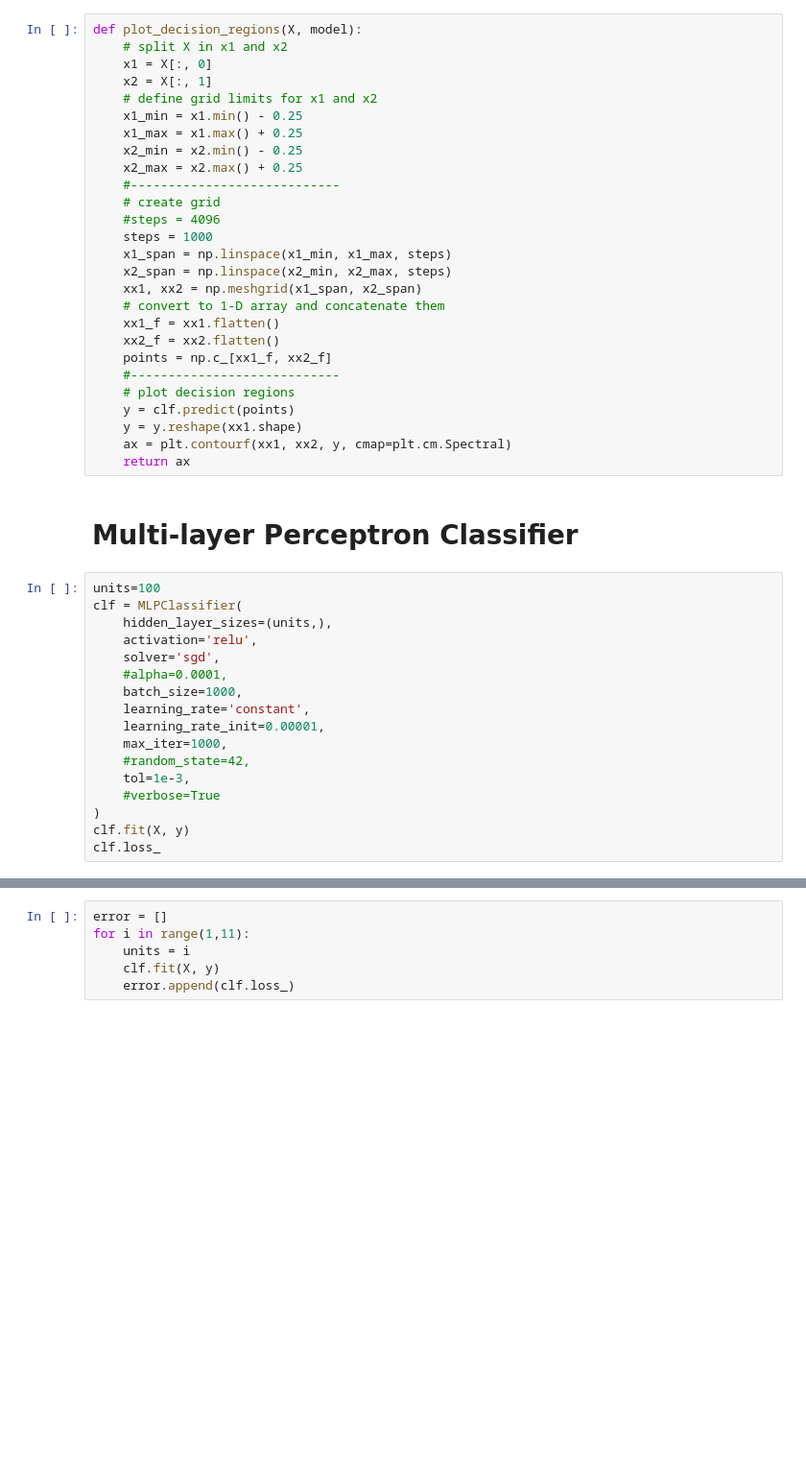
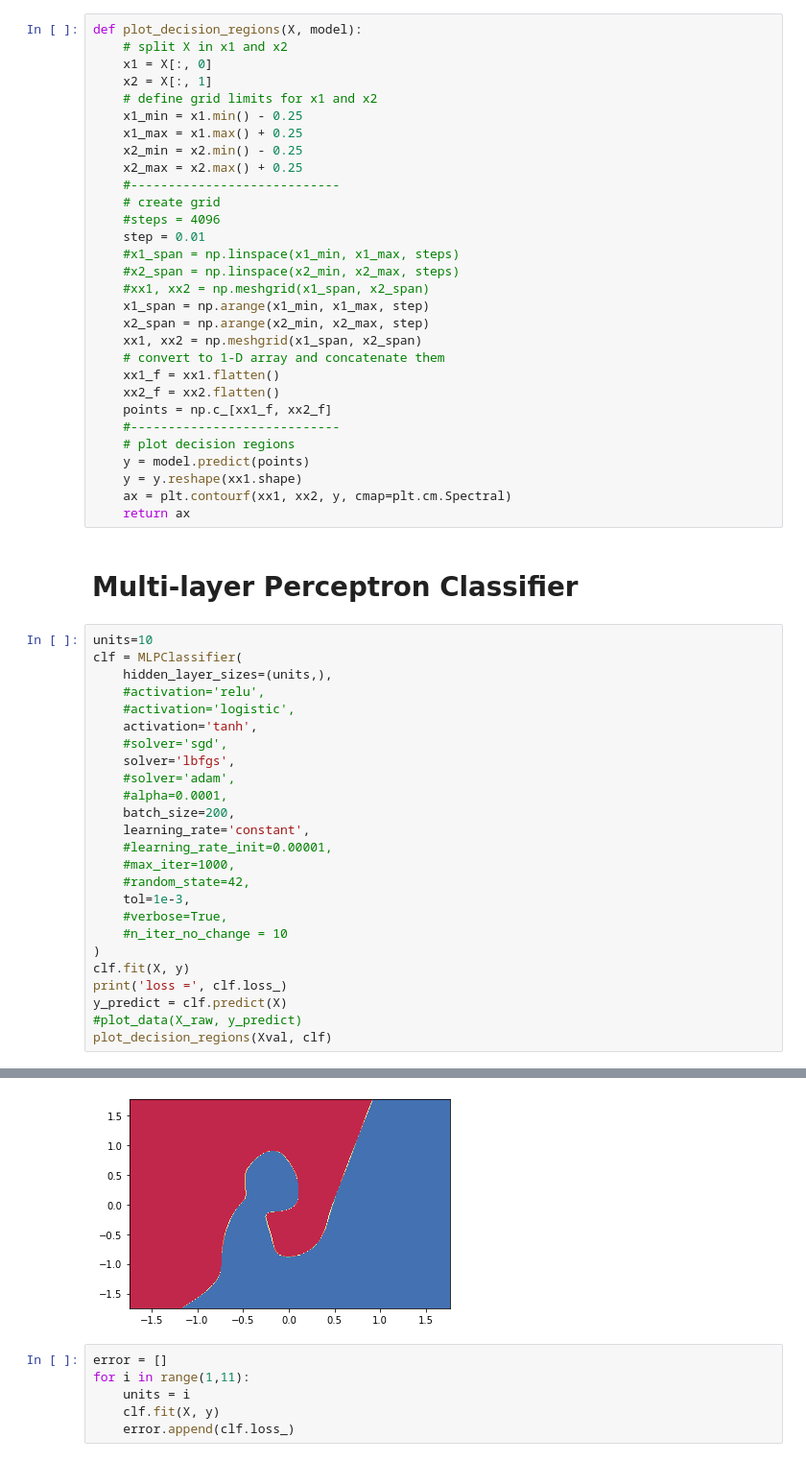
Before and after one commit to ito-rafael/IA006C-MachineLearning, a Jupyter notebook: efc3/notebooks/MLP.ipynb, the cells around one changed output, grey strips where cells are left out. Shown at 96% size. Drawn from its saved outputs; the diff is of its cells as text; blank space fills up the shorter version.

```diff
--- a/efc3/notebooks/MLP.ipynb
+++ b/efc3/notebooks/MLP.ipynb
@@ -113,9 +113,12 @@ def plot_decision_regions(X, model):
     #----------------------------
     # create grid
     #steps = 4096
-    steps = 1000
-    x1_span = np.linspace(x1_min, x1_max, steps)
-    x2_span = np.linspace(x2_min, x2_max, steps)
+    step = 0.01
+    #x1_span = np.linspace(x1_min, x1_max, steps)
+    #x2_span = np.linspace(x2_min, x2_max, steps)
+    #xx1, xx2 = np.meshgrid(x1_span, x2_span)
+    x1_span = np.arange(x1_min, x1_max, step)
+    x2_span = np.arange(x2_min, x2_max, step)
     xx1, xx2 = np.meshgrid(x1_span, x2_span)
     # convert to 1-D array and concatenate them
     xx1_f = xx1.flatten()
@@ -123,26 +126,35 @@ def plot_decision_regions(X, model):
     points = np.c_[xx1_f, xx2_f]
     #----------------------------
     # plot decision regions
-    y = clf.predict(points)
+    y = model.predict(points)
     y = y.reshape(xx1.shape)
     ax = plt.contourf(xx1, xx2, y, cmap=plt.cm.Spectral)
     return ax
 # %% [markdown]
 # Multi-layer Perceptron Classifier
 # %%
-units=100
+units=10
 clf = MLPClassifier(
     hidden_layer_sizes=(units,),
-    activation='relu',
-    solver='sgd',
+    #activation='relu',
+    #activation='logistic',
+    activation='tanh',
+    #solver='sgd',
+    solver='lbfgs',
+    #solver='adam',
     #alpha=0.0001,
-    batch_size=1000,
+    batch_size=200,
     learning_rate='constant',
-    learning_rate_init=0.00001,
-    max_iter=1000,
+    #learning_rate_init=0.00001,
+    #max_iter=1000,
     #random_state=42,
     tol=1e-3,
-    #verbose=True
+    #verbose=True,
+    #n_iter_no_change = 10
 )
 clf.fit(X, y)
-clf.loss_
+print('loss =', clf.loss_)
+y_predict = clf.predict(X)
+#plot_data(X_raw, y_predict)
+plot_decision_regions(Xval, clf)
+# %% [output]
@@ -149,3 +163,4 @@ clf.loss_
+[figure, added]
 # %%
 error = []
 for i in range(1,11):
```
Also changed, not shown: parts of 1 cell of this notebook, 1 other file.
